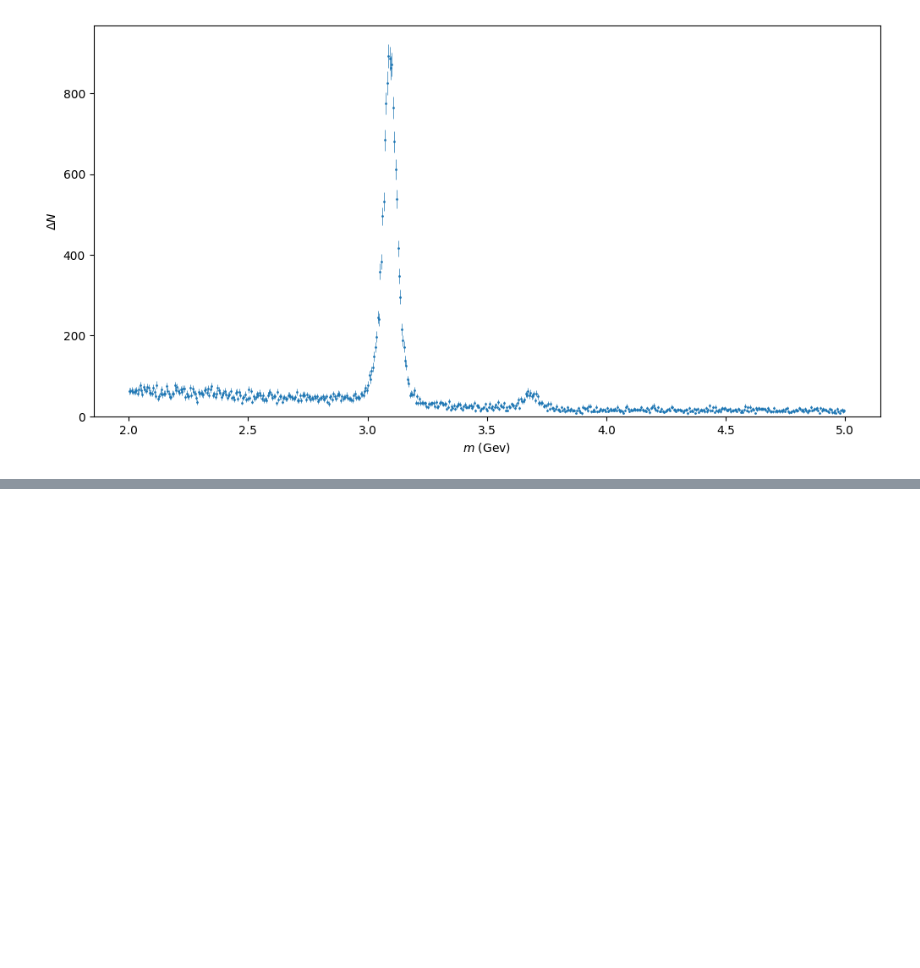
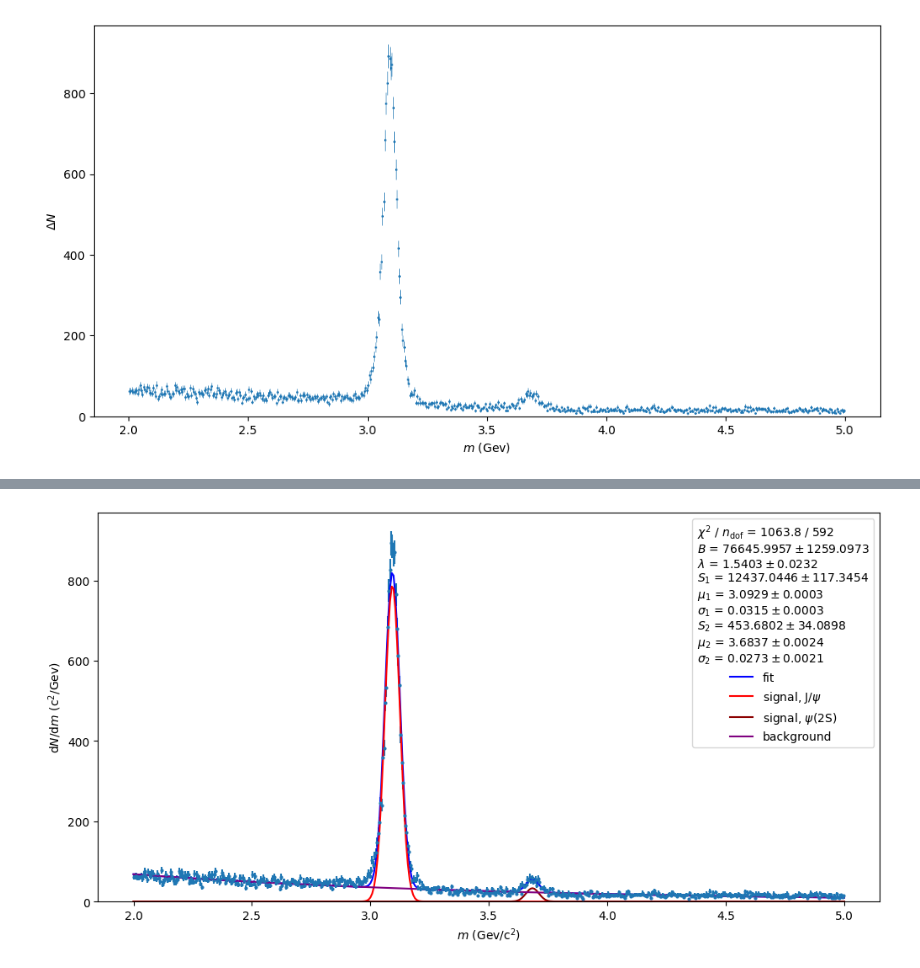
Before and after one commit to lucalista/analisi-dati-2025, a Jupyter notebook: 16.03.00__Massa_della_J-psi.ipynb, the cells around one changed output, grey strips where cells are left out. Cells and saved outputs as stored; diff of their text form; code cells hidden in the pictures; blank space fills up the shorter version.

```diff
--- a/16.03.00__Massa_della_J-psi.ipynb
+++ b/16.03.00__Massa_della_J-psi.ipynb
@@ -48,7 +48,7 @@ df
 | 31891 | 173236 | 277008818 | G | 13.01410 | 8.072340 | 8.782590 | 5.20193 | 11.92880 | 0.423324 | 0.827512 | ... | ... |
 31892 rows × 21 columns
 # %%
-fig, ax = plt.subplots(figsize=(12,6),dpi=100)
+fig, ax = plt.subplots(figsize=(12, 6))
 n_bins = 600
 x_range = (2.0, 5.0)
 data_y, bins, patches = ax.hist(df.M, n_bins, range=x_range, density=False,
@@ -60,9 +60,10 @@ plt.show()
 # %% [output]
 [figure]
 # %%
-data_x = (bins+(bins[1]-bins[0])/2)[:-1]
+data_x = (bins[1:] + bins[:-1])/2
+delta_x = bins[1] - bins[0]
 data_yerr = np.sqrt(data_y)
-plt.figure(figsize=(12,6),dpi=100)
+plt.figure(figsize=(12,6))
 plt.errorbar(data_x, data_y, data_yerr, linewidth=0.5, fmt="o", markersize=1)
 plt.xlabel(r'$m$ (Gev)')
 plt.ylabel(r'$\Delta N$')
@@ -70,3 +71,18 @@ plt.ylim(0)
 plt.show()
 # %% [output]
 [figure]
+# %%
+def bkg_pdf(x, l):
+    return np.exp(-x/l)/l
+def sig_pdf(x, mu, sigma):
+    return np.exp(- ((x - mu) / sigma)**2 / 2)/math.sqrt(2 * math.pi * sigma**2)
+def bkg_model(x, b, l):
+    return b * bkg_pdf(x, l)*delta_x
+def sig_model(x, s, mu, sigma):
+    return s*sig_pdf(x, mu, sigma)*delta_x
+def fit_model(x, b, l, s1, mu1, sigma1, s2, mu2, sigma2):
+    return bkg_model(x, b, l) + sig_model(x, s1, mu1, sigma1) + sig_model(x, s2, mu2, sigma2)
+# %%
+least_squares_model = LeastSquares(data_x[data_y>0], data_y[data_y>0], data_yerr[data_y>0], fit_model)
+m = Minuit(least_squares_model, 500, 100, 60, 3.1, 0.03, 2, 3.7, 0.03,
+           name=("$B$", "$\lambda$", "$S_1$", "$\mu_1$", "$\sigma_1$", "$S_2$", "$\mu_2$", "$\sigma_2$"))
@@ -72,0 +116,22 @@ plt.show()
+# %%
+plt.figure(figsize=(12,6),dpi=100)
+plt.errorbar(data_x, data_y, data_yerr, fmt="o", markersize=2)
+plt.xlabel(r'$m$ (Gev/c$^2$)')
+plt.ylabel(r'$\mathrm{d}N/\mathrm{d}m$ (c$^2$/Gev)')
+data_x_f = np.linspace(bins[0], bins[-1], 400)
+data_y_f = fit_model(data_x_f, *m.values)
+bkg_y_f = bkg_model(data_x_f, *m.values[:2])
+sig_y_f = sig_model(data_x_f, *m.values[2:5])
+sig2_y_f = sig_model(data_x_f, *m.values[5:])
+plt.plot(data_x_f, data_y_f, label="fit", color='blue')
+plt.plot(data_x_f, sig_y_f, label="signal, J/$\psi$", color='red')
+plt.plot(data_x_f, sig2_y_f, label="signal, $\psi$(2S)", color='darkred')
+plt.plot(data_x_f, bkg_y_f, label="background", color='purple')
+fit_info = [ f"$\\chi^2$ / $n_\\mathrm{{dof}}$ = {m.fval:.1f} / {len(data_x) - m.nfit}" ]
+for p, v, e in zip(m.parameters, m.values, m.errors):
+    fit_info.append(f"{p} = ${v:.4f} \\pm {e:.4f}$")
+plt.legend(title="\n".join(fit_info))
+plt.ylim(0)
+plt.show()
+# %% [output]
+[figure, added]
```
Also changed, not shown: parts of 8 cells of this notebook, 4 other files.
